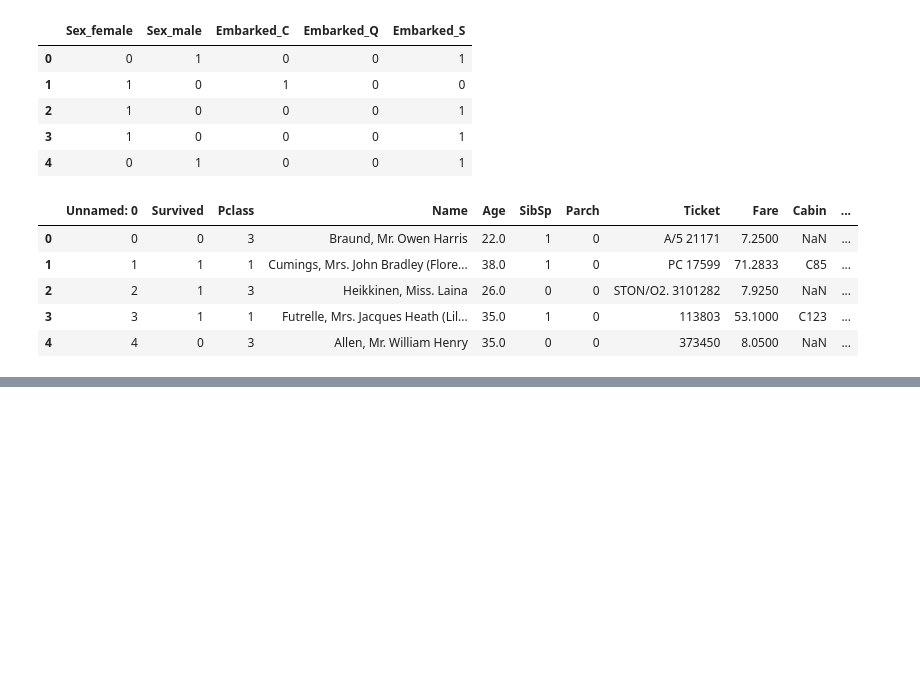
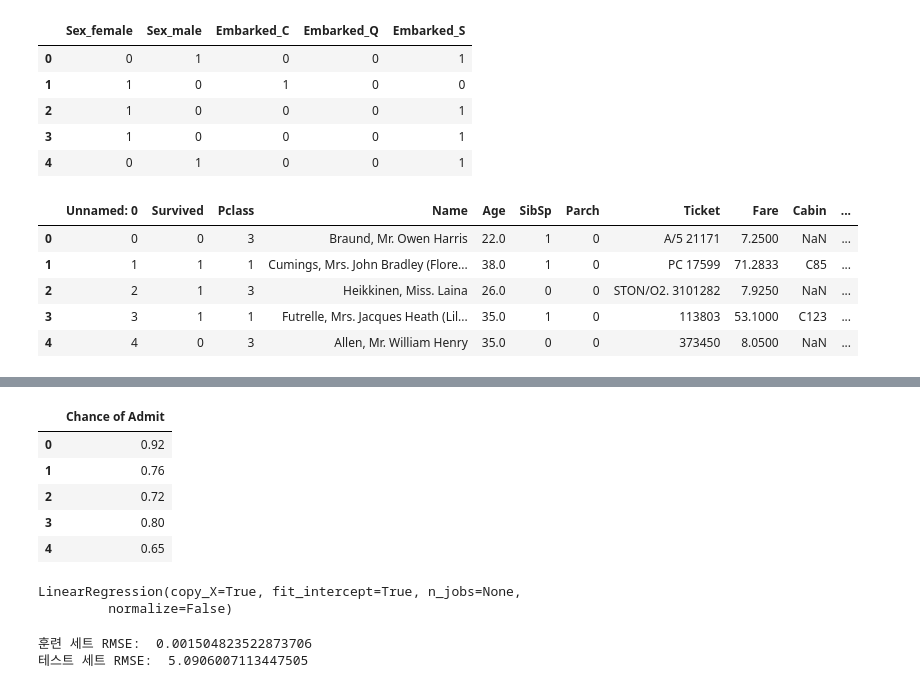
Before and after one commit to devwoo41/PrivateStudy, a Jupyter notebook: DL_ML/ML_go_accurate/MLAC.ipynb, the cells around one changed output, grey strips where cells are left out. Cells and saved outputs as stored; diff of their text form; code cells hidden in the pictures; blank space fills up the shorter version.

```diff
--- a/DL_ML/ML_go_accurate/MLAC.ipynb
+++ b/DL_ML/ML_go_accurate/MLAC.ipynb
@@ -97,0 +137,10 @@ one_hot_encoded_df.head()
+# %%
+y=admission_df[['Chance of Admit ']]
+y.head()
+# %% [output]
+|  | Chance of Admit |
+| 0 | 0.92 |
+| 1 | 0.76 |
+| 2 | 0.72 |
+| 3 | 0.80 |
+| 4 | 0.65 |
@@ -97,0 +149,20 @@ one_hot_encoded_df.head()
+# %%
+model=LinearRegression()
+model.fit(X_train,y_train)
+# %% [output]
+LinearRegression(copy_X=True, fit_intercept=True, n_jobs=None,
+         normalize=False)
+# %%
+y_train_predict=model.predict(X_train)
+y_test_predict=model.predict(X_test)
+
+mse_tr=mean_squared_error(y_train,y_train_predict)
+rmse_tr=sqrt(mse_tr)
+
+mse_te=mean_squared_error(y_test,y_test_predict)
+rmse_te=sqrt(mse_te)
+print("훈련 세트 RMSE: ", rmse_tr)
+print("테스트 세트 RMSE: ", rmse_te)
+# %% [output]
+훈련 세트 RMSE:  0.001504823522873706
+테스트 세트 RMSE:  5.0906007113447505
```
Also changed, not shown: parts of 5 cells of this notebook, 2 other files.
